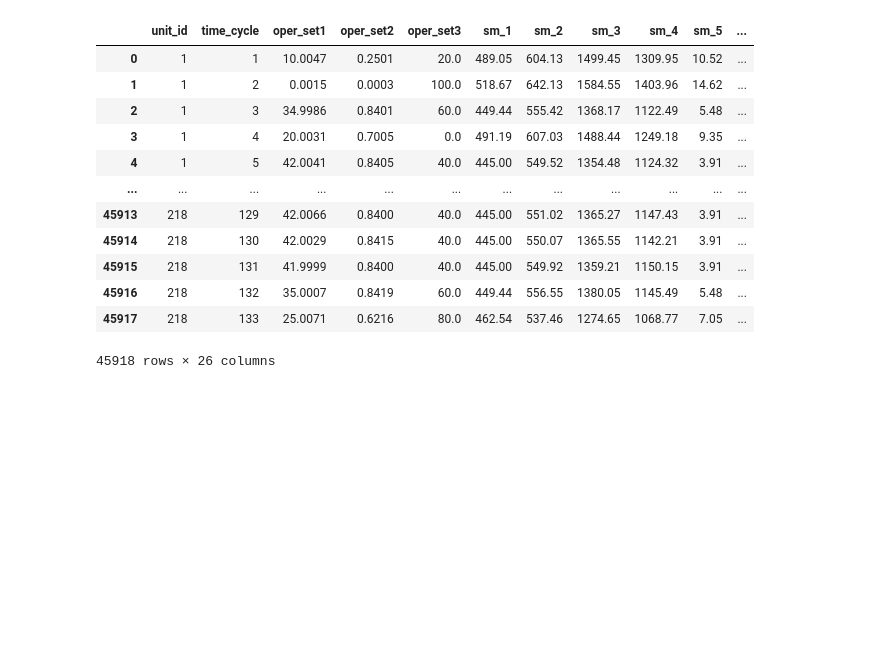
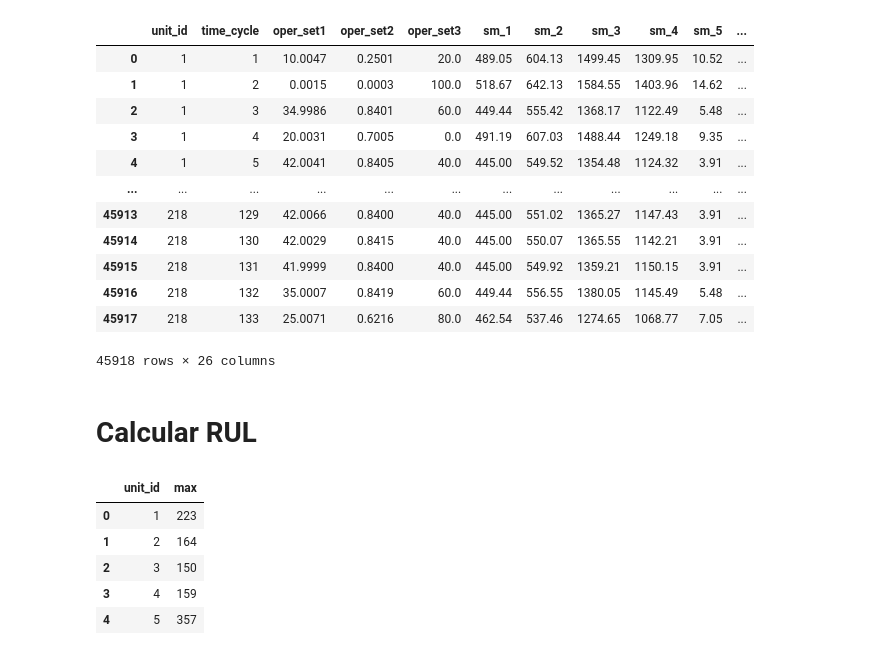
Before and after one commit to Dave4006/ProyectoMante, a Jupyter notebook: Programacion/ESN.ipynb, the cells around one changed output. Cells and saved outputs as stored; diff of their text form; code cells hidden in the pictures; blank space fills up the shorter version.

```diff
--- a/Programacion/ESN.ipynb
+++ b/Programacion/ESN.ipynb
@@ -41,3 +43,21 @@ train_df
 | 45916 | 218 | 132 | 35.0007 | 0.8419 | 60.0 | 449.44 | 556.55 | 1380.05 | 1145.49 | 5.48 | ... |
 | 45917 | 218 | 133 | 25.0071 | 0.6216 | 80.0 | 462.54 | 537.46 | 1274.65 | 1068.77 | 7.05 | ... |
 45918 rows × 26 columns
+# %% [markdown]
+# Calcular RUL
+# %%
+# Primero se encuentra el ciclo de tiempo máximo para cada ID
+
+#find maximum time cycle for each unit d
+max_time_cycle=train_df.groupby('unit_id')['time_cycle'].max()
+max_time_cycle
+rul = pd.DataFrame(max_time_cycle).reset_index()
+rul.columns = ['unit_id', 'max']
+rul.head()
+# %% [output]
+|  | unit_id | max |
+| 0 | 1 | 223 |
+| 1 | 2 | 164 |
+| 2 | 3 | 150 |
+| 3 | 4 | 159 |
+| 4 | 5 | 357 |
```
Also changed, not shown: parts of 5 cells of this notebook.
